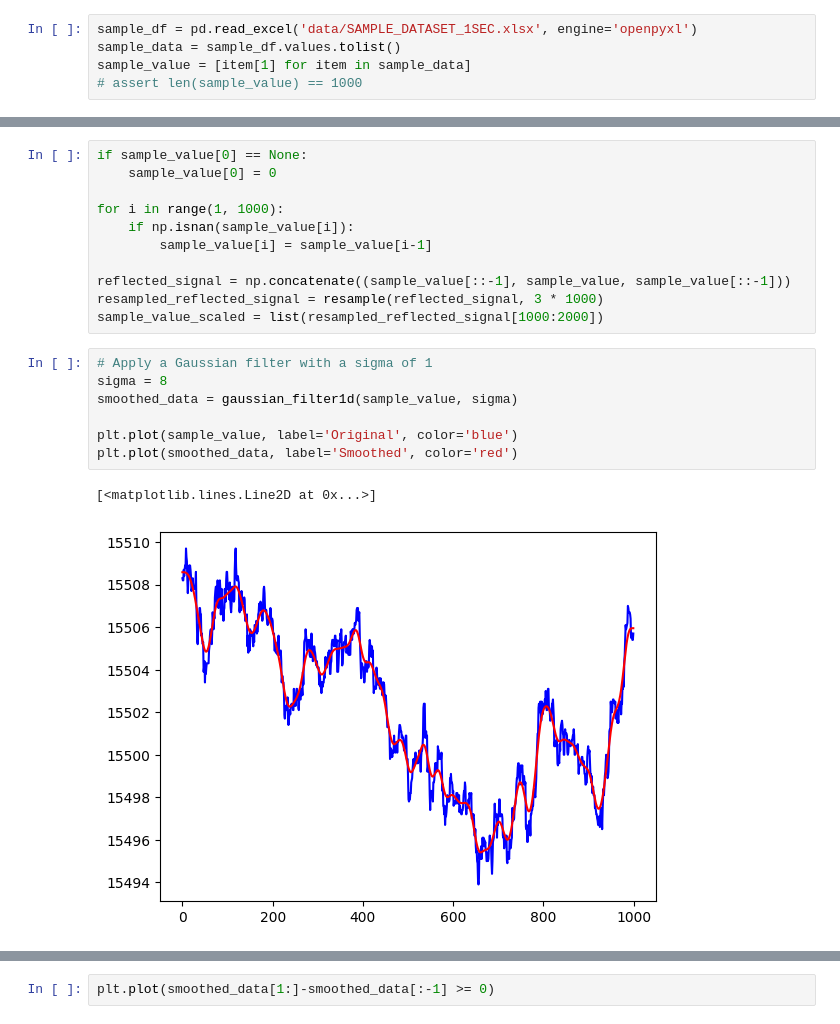
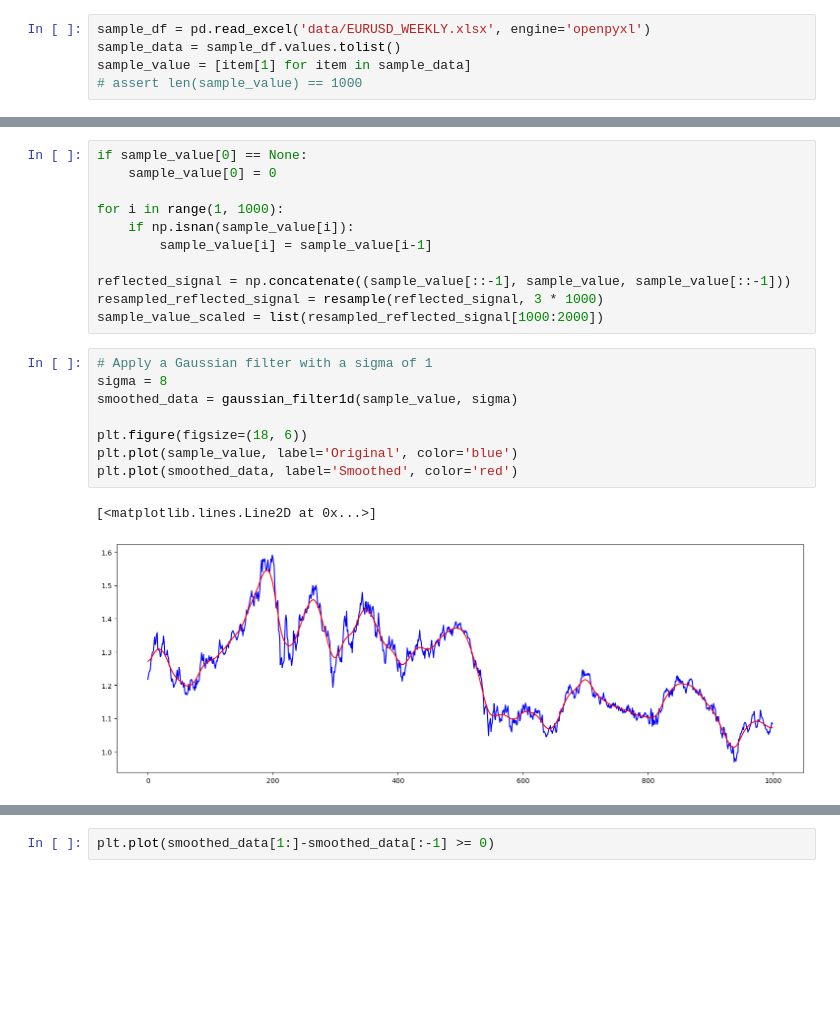
Before and after one commit to AI-General/Data_Analysis, a Jupyter notebook: mainNotebook.ipynb, the cells around one changed output, grey strips where cells are left out. Saved outputs shown, nothing was run; the diff lists cells and outputs as text; blank space fills up the shorter version.

```diff
--- a/mainNotebook.ipynb
+++ b/mainNotebook.ipynb
@@ -165,7 +165,7 @@ while window < len(dataset_df):
 # %% [markdown]
 # Search
 # %%
-sample_df = pd.read_excel('data/SAMPLE_DATASET_1SEC.xlsx', engine='openpyxl')
+sample_df = pd.read_excel('data/EURUSD_WEEKLY.xlsx', engine='openpyxl')
 sample_data = sample_df.values.tolist()
 sample_value = [item[1] for item in sample_data]
 # assert len(sample_value) == 1000
@@ -188,10 +188,11 @@ sample_value_scaled = list(resampled_reflected_signal[1000:2000])
 # %%
 # Apply a Gaussian filter with a sigma of 1
 sigma = 8
 smoothed_data = gaussian_filter1d(sample_value, sigma)
 
+plt.figure(figsize=(18, 6))
 plt.plot(sample_value, label='Original', color='blue')
 plt.plot(smoothed_data, label='Smoothed', color='red')
 # %% [output]
 [<matplotlib.lines.Line2D at 0x...>]
-[figure, old version]
+[figure, new version]
```
Also changed, not shown: parts of 2 cells of this notebook, 12 other files.
